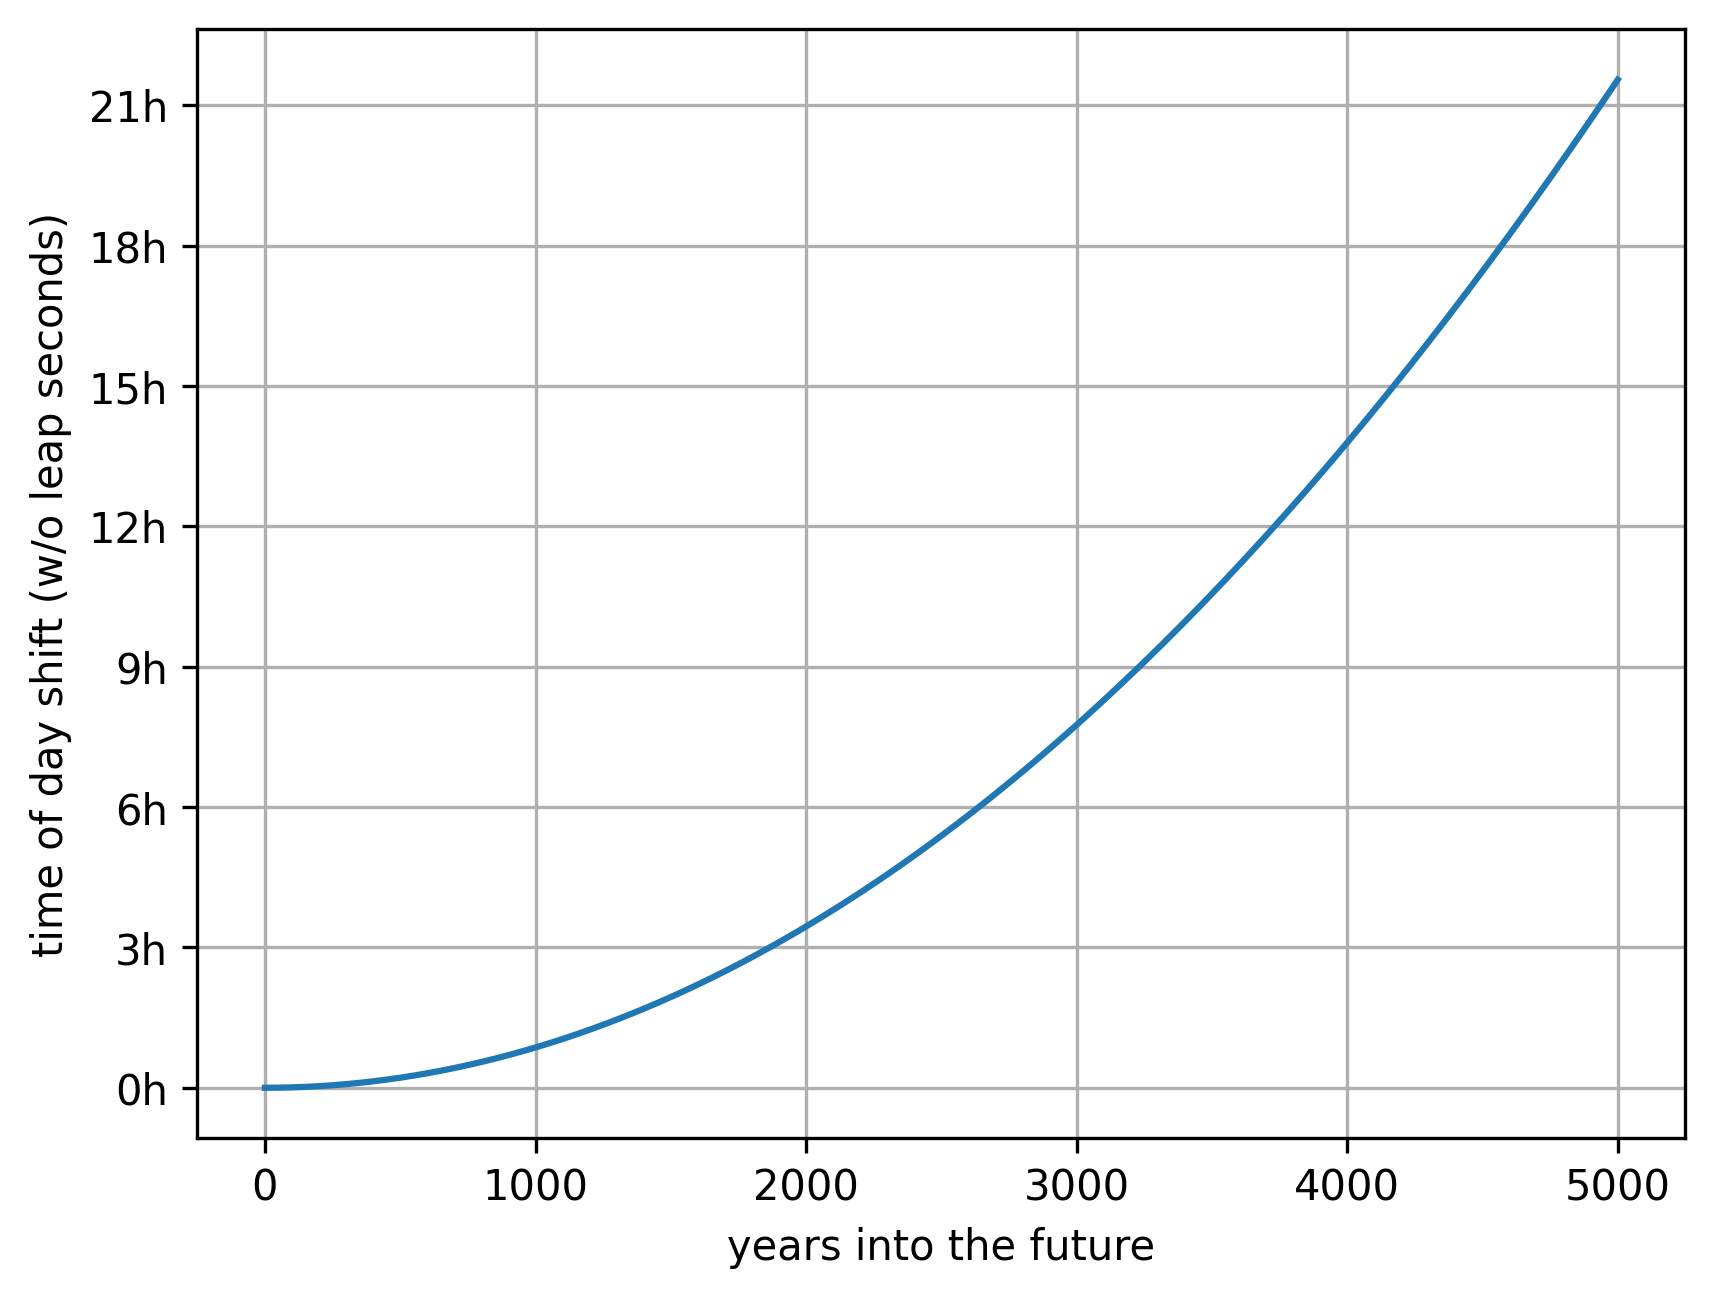
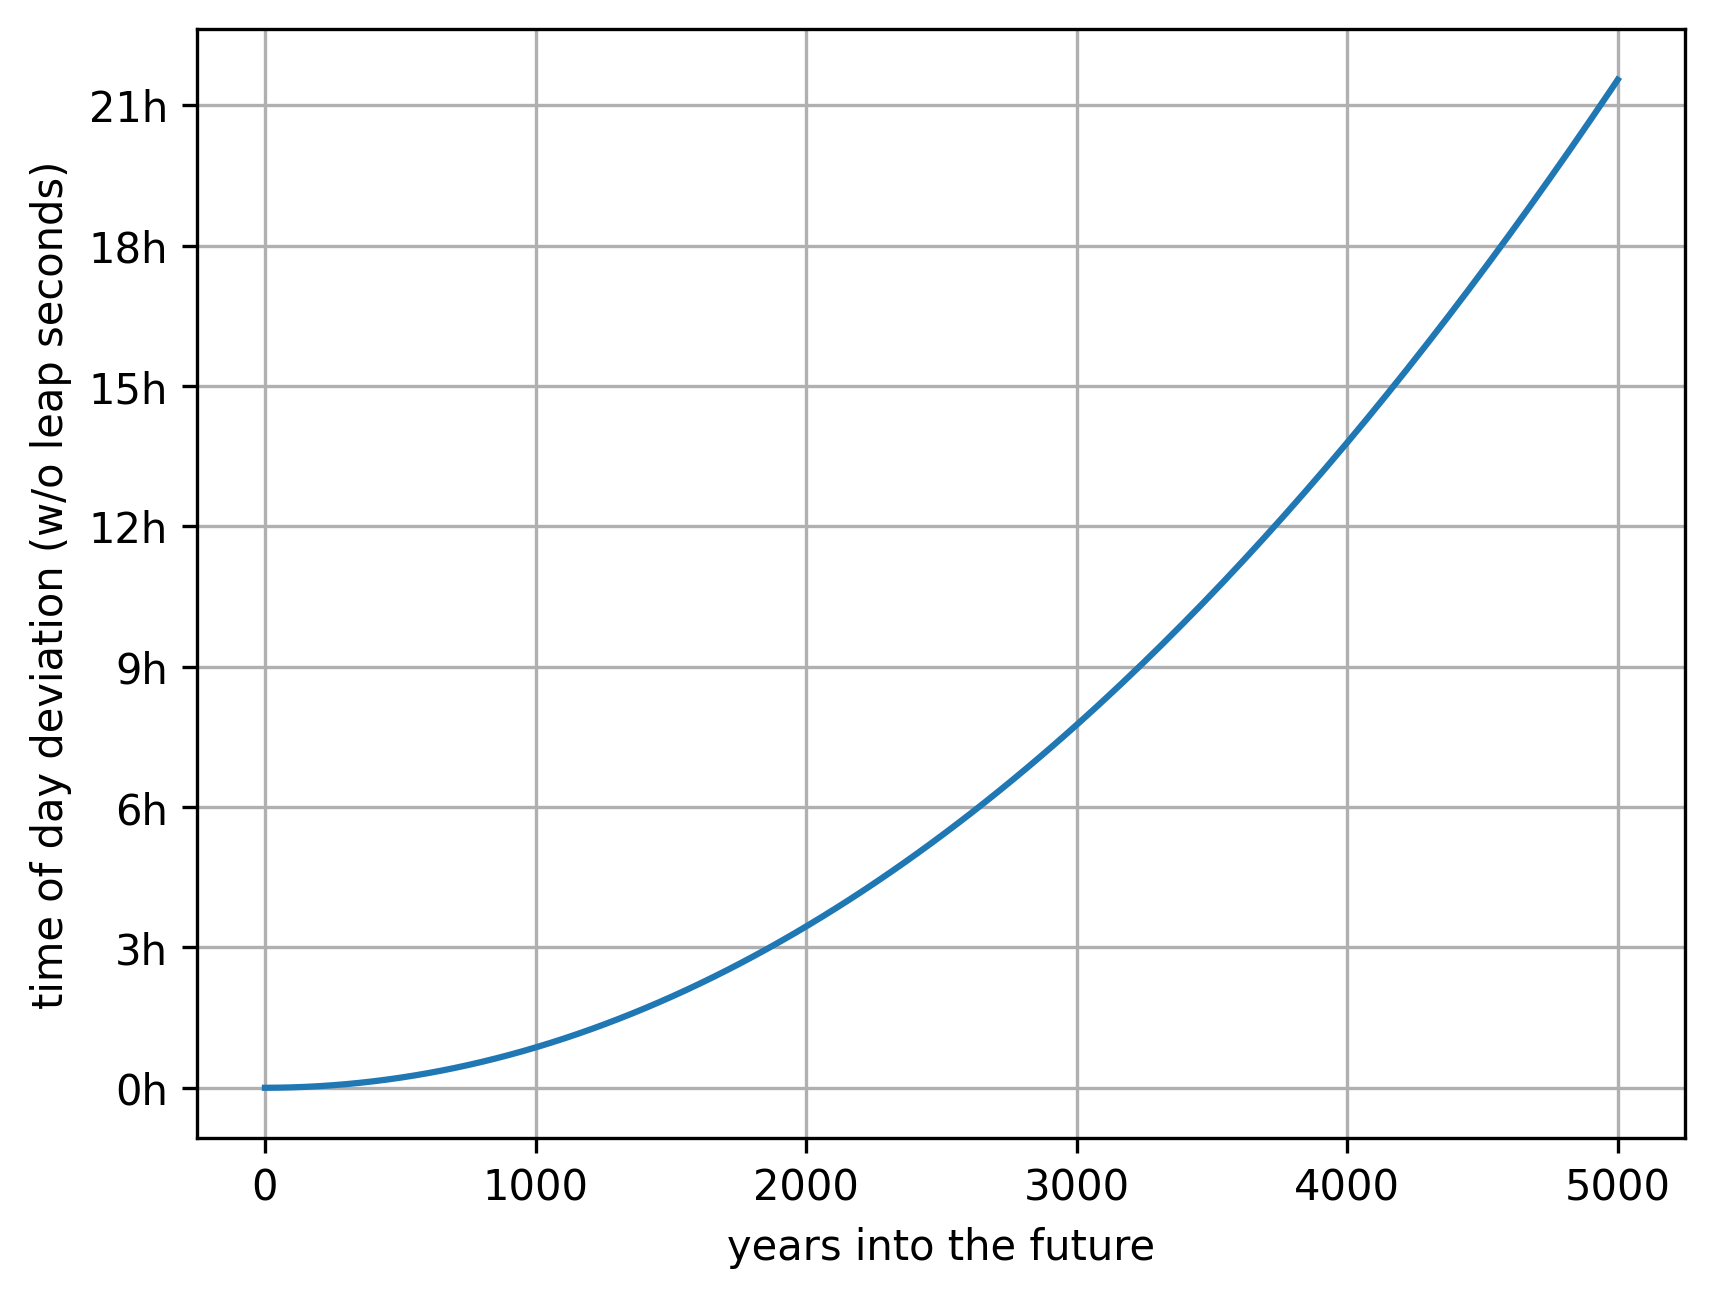
Unified diff of the notebook cell whose output changed from the first chart to the second:
--- before
+++ after
@@ -4,9 +4,6 @@
 ax.plot(years, t_of_day_shift(years))
 ax.set_xlabel("years into the future")
-ax.set_ylabel("time of day shift (w/o leap seconds)")
+ax.set_ylabel("time of day deviation (w/o leap seconds)")
 
-def seconds_to_h(x, pos):
-    hours = int(x // 3600)
-    return f"{hours:d}h"
 ax.yaxis.set_major_formatter(FuncFormatter(seconds_to_h))
 ax.yaxis.set_major_locator(MultipleLocator(3*3600))

Commit: math/leapseconds